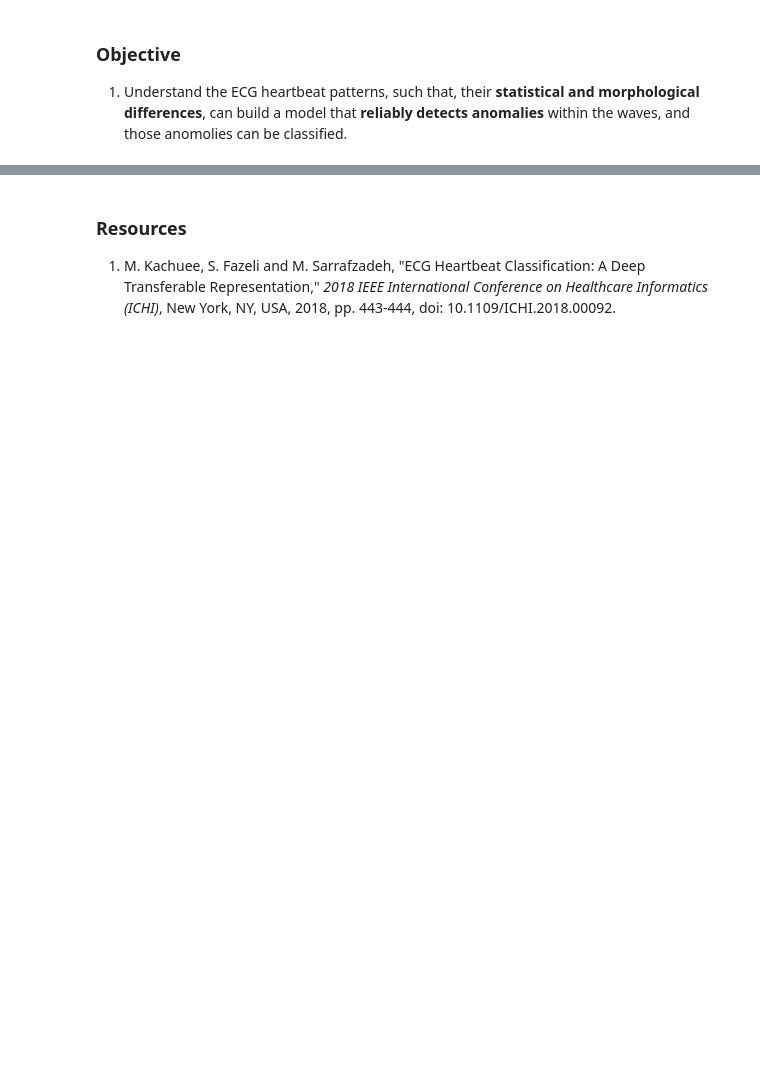
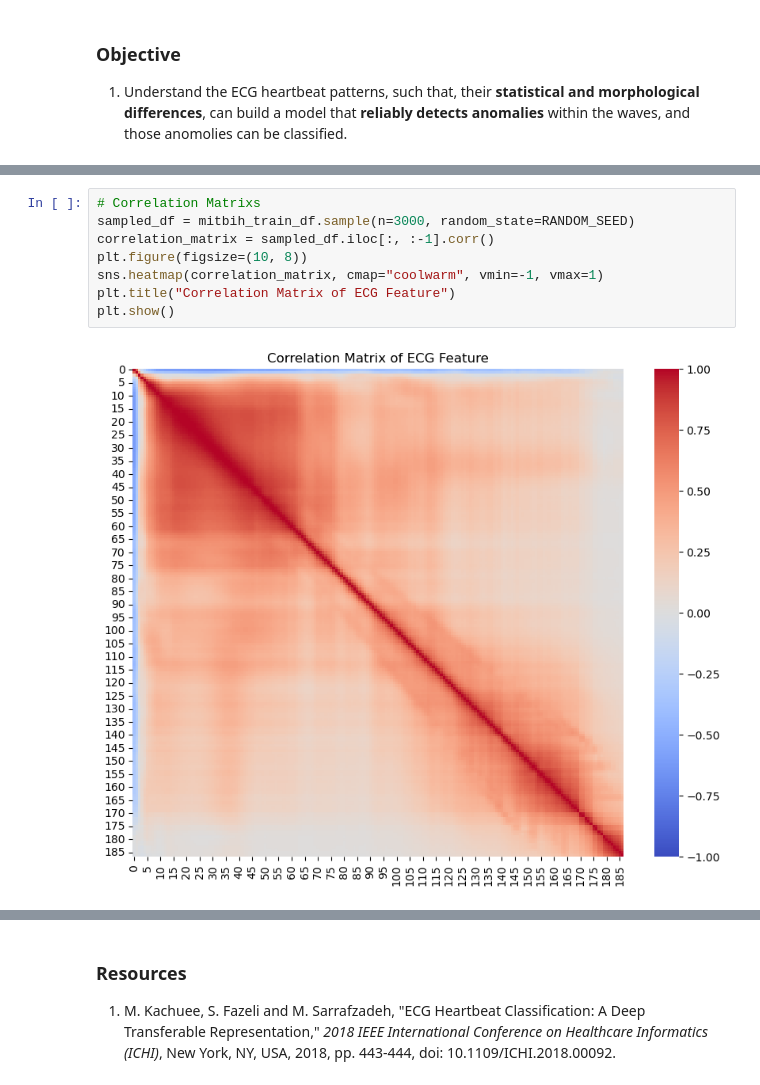
Before and after one commit to Shenukp1/MachineLearningPortfolio, a Jupyter notebook: ECG_Classification/EDA.ipynb, the cells around one changed output, grey strips where cells are left out. Drawn from its saved outputs; the diff is of its cells as text; blank space fills up the shorter version.

```diff
--- a/ECG_Classification/EDA.ipynb
+++ b/ECG_Classification/EDA.ipynb
@@ -27,0 +204,10 @@ These shapes are what the machine learning model will learn to predict what is _
+# %%
+# Correlation Matrixs
+sampled_df = mitbih_train_df.sample(n=3000, random_state=RANDOM_SEED)
+correlation_matrix = sampled_df.iloc[:, :-1].corr()
+plt.figure(figsize=(10, 8))
+sns.heatmap(correlation_matrix, cmap="coolwarm", vmin=-1, vmax=1)
+plt.title("Correlation Matrix of ECG Feature")
+plt.show()
+# %% [output]
+[figure, added]
```
Also changed, not shown: parts of 27 cells of this notebook, 4 other files.
